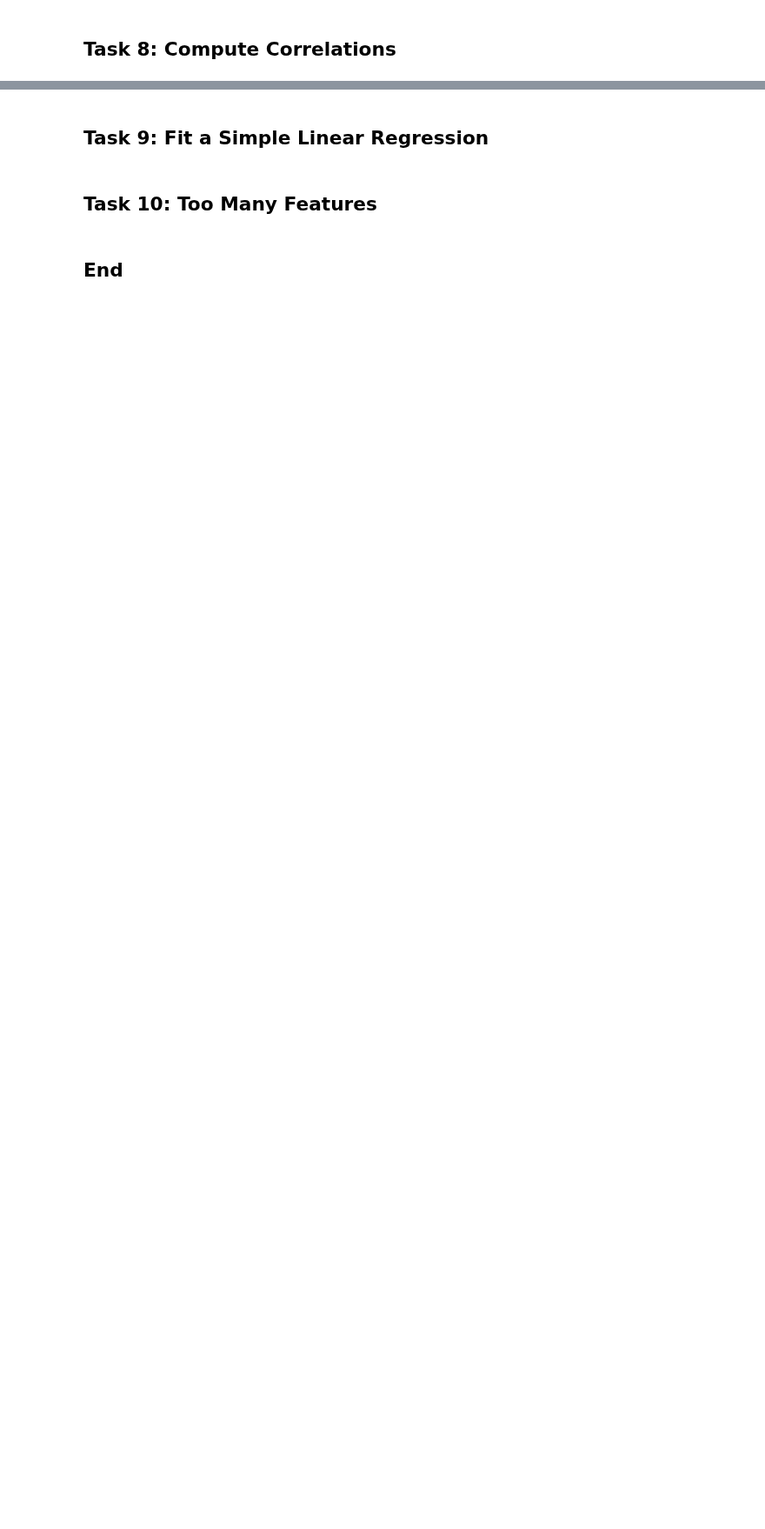
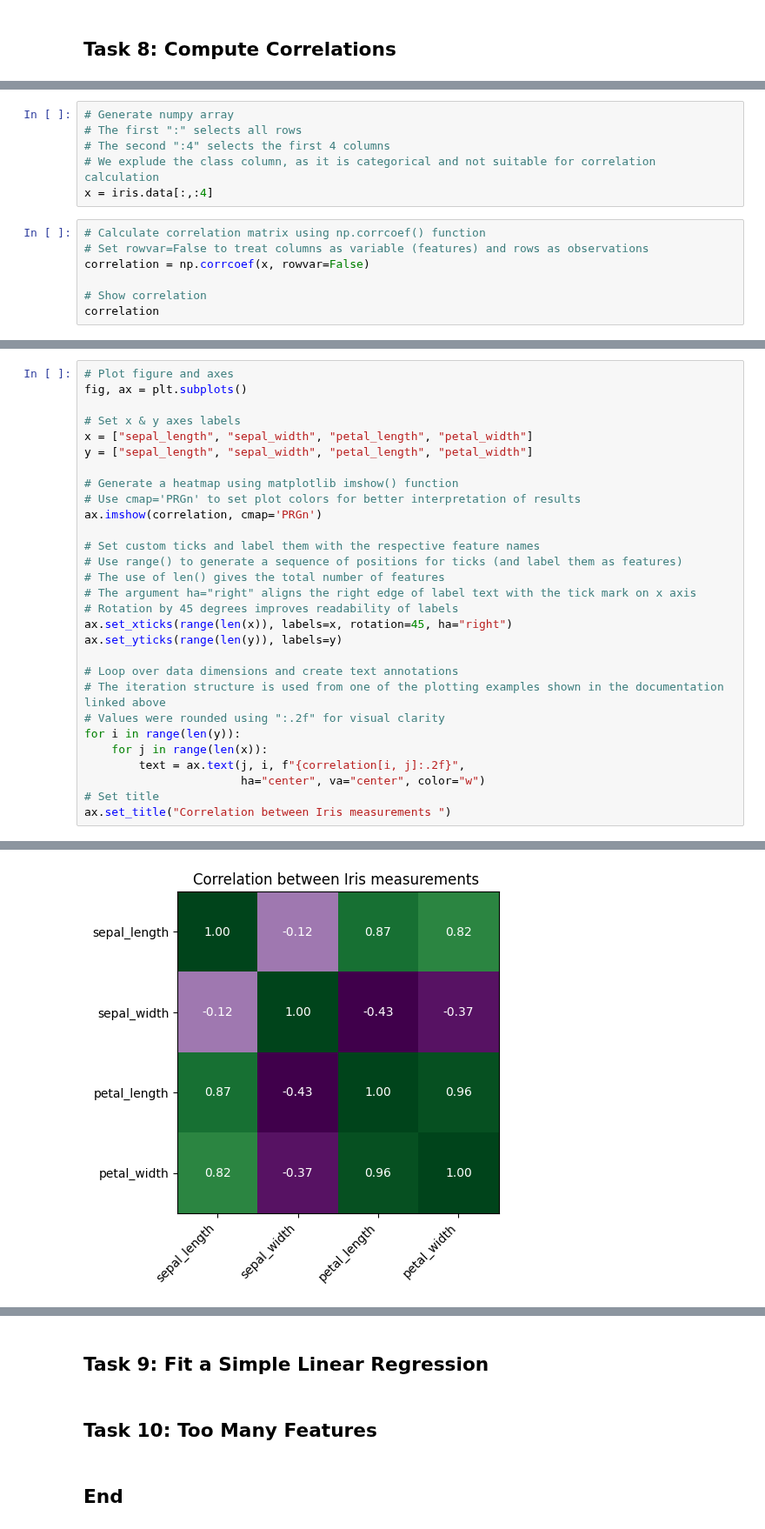
Before and after one commit to Oksyyy/principles_of_data_analytics, a Jupyter notebook: tasks.ipynb, the cells around one changed output, grey strips where cells are left out. Shown at 87% size. Drawn from its saved outputs; the diff is of its cells as text; blank space fills up the shorter version.

```diff
--- a/tasks.ipynb
+++ b/tasks.ipynb
@@ -510,0 +529,13 @@ ax.grid(axis="y", linestyle="--", alpha=0.5)
+# %%
+# Generate numpy array
+# The first ":" selects all rows
+# The second ":4" selects the first 4 columns
+# We explude the class column, as it is categorical and not suitable for correlation calculation
+x = iris.data[:,:4]
+# %%
+# Calculate correlation matrix using np.corrcoef() function
+# Set rowvar=False to treat columns as variable (features) and rows as observations
+correlation = np.corrcoef(x, rowvar=False)
+
+# Show correlation
+correlation
@@ -510,0 +550,30 @@ ax.grid(axis="y", linestyle="--", alpha=0.5)
+# %%
+# Plot figure and axes
+fig, ax = plt.subplots()
+
+# Set x & y axes labels
+x = ["sepal_length", "sepal_width", "petal_length", "petal_width"]
+y = ["sepal_length", "sepal_width", "petal_length", "petal_width"]
+
+# Generate a heatmap using matplotlib imshow() function
+# Use cmap='PRGn' to set plot colors for better interpretation of results
+ax.imshow(correlation, cmap='PRGn')
+
+# Set custom ticks and label them with the respective feature names
+# Use range() to generate a sequence of positions for ticks (and label them as features)
+# The use of len() gives the total number of features
+# The argument ha="right" aligns the right edge of label text with the tick mark on x axis
+# Rotation by 45 degrees improves readability of labels
+ax.set_xticks(range(len(x)), labels=x, rotation=45, ha="right")
+ax.set_yticks(range(len(y)), labels=y)
+
+# Loop over data dimensions and create text annotations
+# The iteration structure is used from one of the plotting examples shown in the documentation linked above
+# Values were rounded using ":.2f" for visual clarity
+for i in range(len(y)):
+    for j in range(len(x)):
+        text = ax.text(j, i, f"{correlation[i, j]:.2f}",
+                       ha="center", va="center", color="w")
+# Set title
+ax.set_title("Correlation between Iris measurements ")
+# %% [output]
@@ -510,0 +581 @@ ax.grid(axis="y", linestyle="--", alpha=0.5)
+[figure, added]
```
Also changed, not shown: parts of 6 cells of this notebook, 1 other file.
